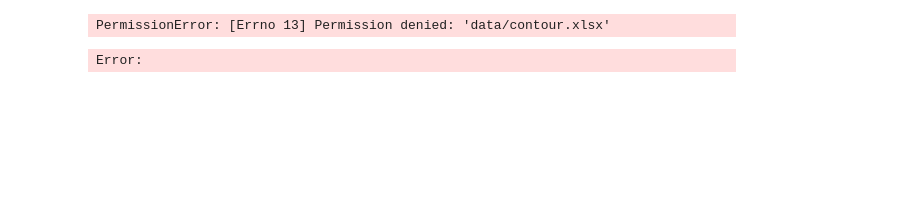
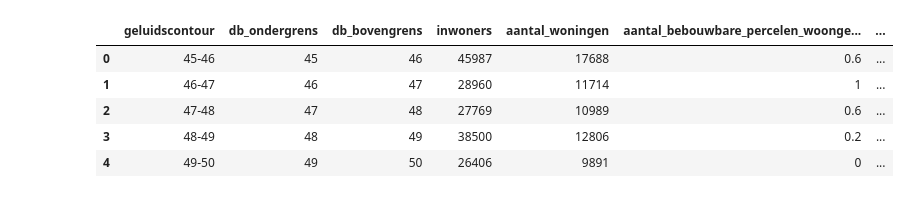
Before and after one commit to idea-consult/dashboard-balanced-approach, a Jupyter notebook: contour.ipynb, the cells around one changed output. Cells and saved outputs as stored; diff of their text form; code cells hidden in the pictures; blank space fills up the shorter version.

```diff
--- a/contour.ipynb
+++ b/contour.ipynb
@@ -7,6 +131,15 @@ import pandas as pd
 # %%
-df_lden = pd.read_excel("data/contour.xlsx", sheet_name="lden")
-df_lnight = pd.read_excel("data/contour.xlsx", sheet_name="lnight")
+df_lden_vlaanderen = pd.read_excel("data/contour.xlsx", sheet_name="lden")
+df_lnight_vlaanderen = pd.read_excel("data/contour.xlsx", sheet_name="lnight")
+
+df_lden_vlaanderen = hernoem_vlaanderen_kolommen(df_lden_vlaanderen)
+df_lnight_vlaanderen = hernoem_vlaanderen_kolommen(df_lnight_vlaanderen)
+
+df_lden_vlaanderen.head()
 # %% [output]
-PermissionError: [Errno 13] Permission denied: 'data/contour.xlsx'
-Error:
+|  | geluidscontour | db_ondergrens | db_bovengrens | inwoners | aantal_woningen | aantal_bebouwbare_percelen_woonge... | ... |
+| 0 | 45-46 | 45 | 46 | 45987 | 17688 | 0.6 | ... |
+| 1 | 46-47 | 46 | 47 | 28960 | 11714 | 1 | ... |
+| 2 | 47-48 | 47 | 48 | 27769 | 10989 | 0.6 | ... |
+| 3 | 48-49 | 48 | 49 | 38500 | 12806 | 0.2 | ... |
+| 4 | 49-50 | 49 | 50 | 26406 | 9891 | 0 | ... |
```
Also changed, not shown: parts of 30 cells of this notebook, 14 other files.
